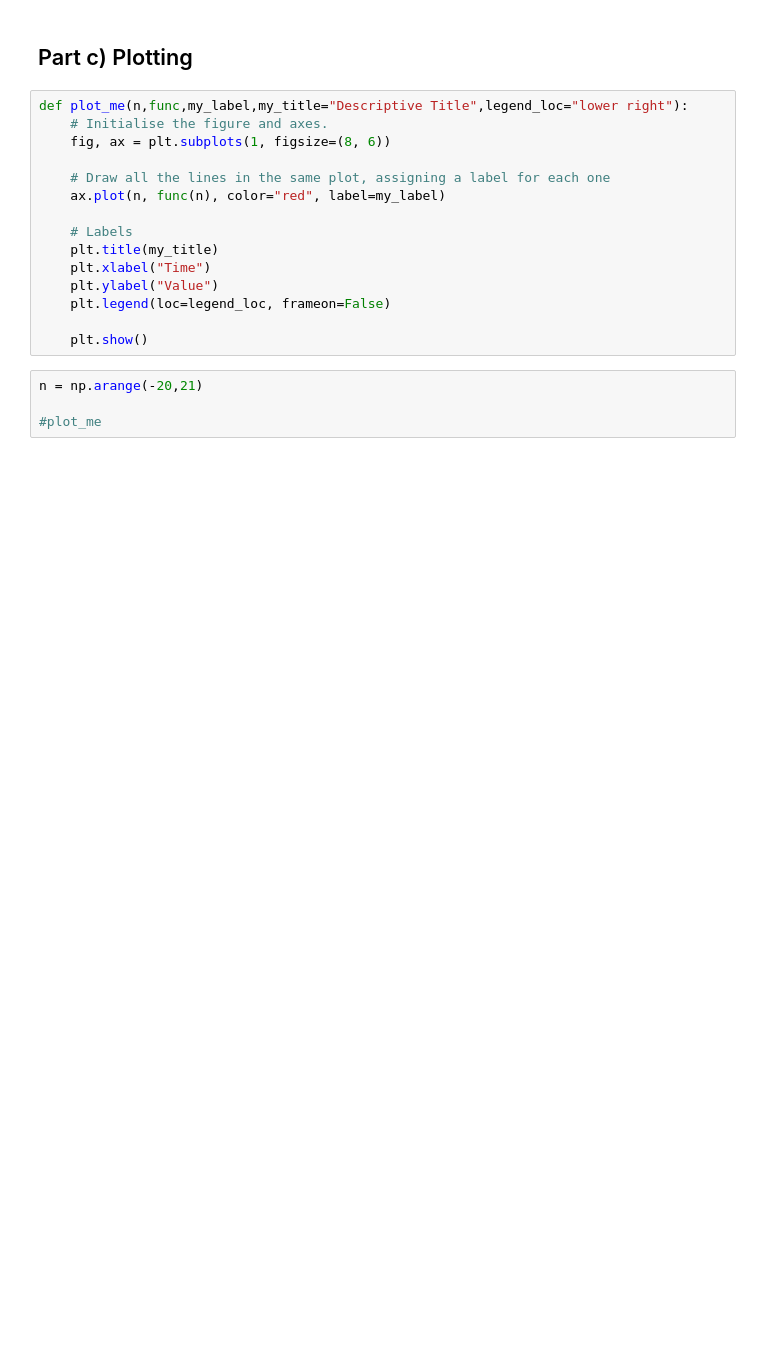
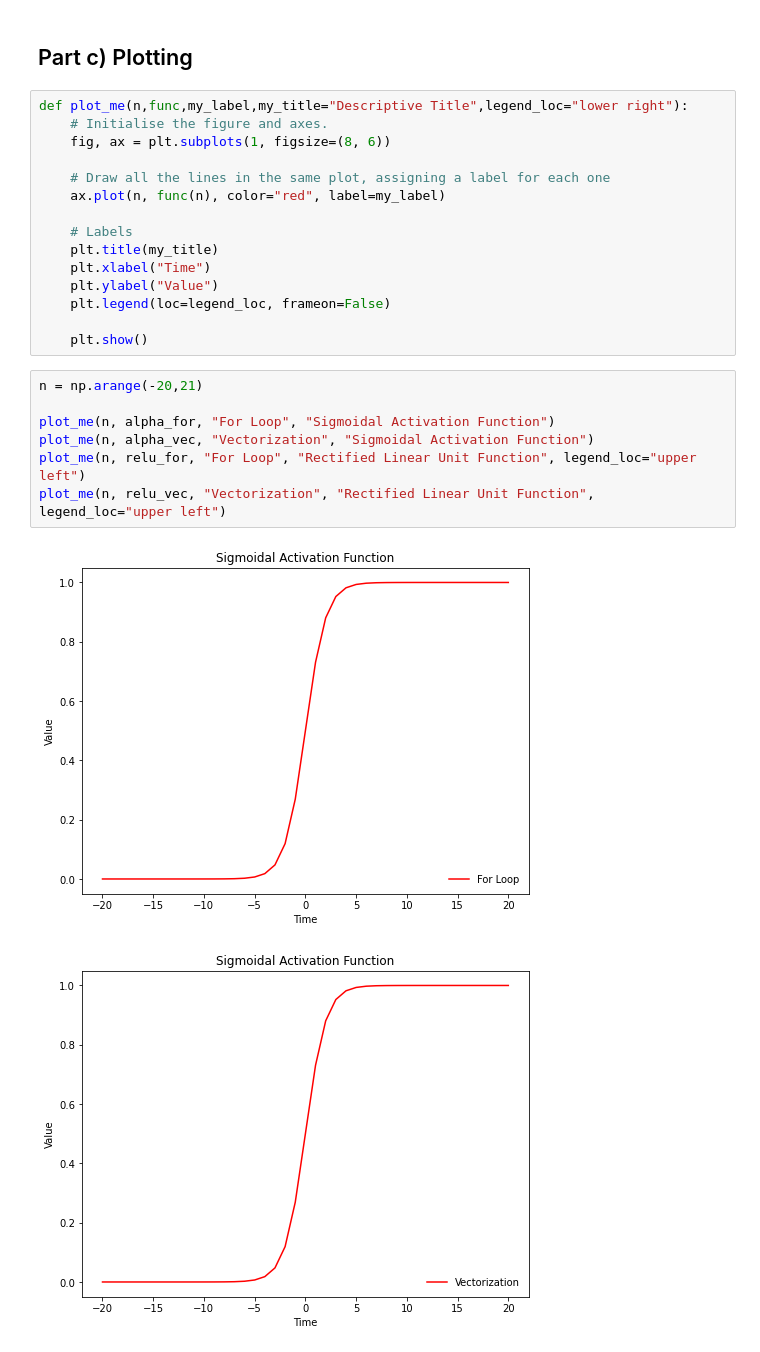
Before and after one commit to kdmalc/CompNeuro, a Jupyter notebook: NSC_HW2/HW2_NB.ipynb, the cells around one changed output. Drawn from its saved outputs; the diff is of its cells as text; blank space fills up the shorter version.

```diff
--- a/NSC_HW2/HW2_NB.ipynb
+++ b/NSC_HW2/HW2_NB.ipynb
@@ -84,4 +68,10 @@ def plot_me(n,func,my_label,my_title="Descriptive Title",legend_loc="lower right
 # %%
 n = np.arange(-20,21)
 
-#plot_me
+plot_me(n, alpha_for, "For Loop", "Sigmoidal Activation Function")
+plot_me(n, alpha_vec, "Vectorization", "Sigmoidal Activation Function")
+plot_me(n, relu_for, "For Loop", "Rectified Linear Unit Function", legend_loc="upper left")
+plot_me(n, relu_vec, "Vectorization", "Rectified Linear Unit Function", legend_loc="upper left")
+# %% [output]
+[figure, added]
+[figure, added]
```
Also changed, not shown: parts of 4 cells of this notebook.
